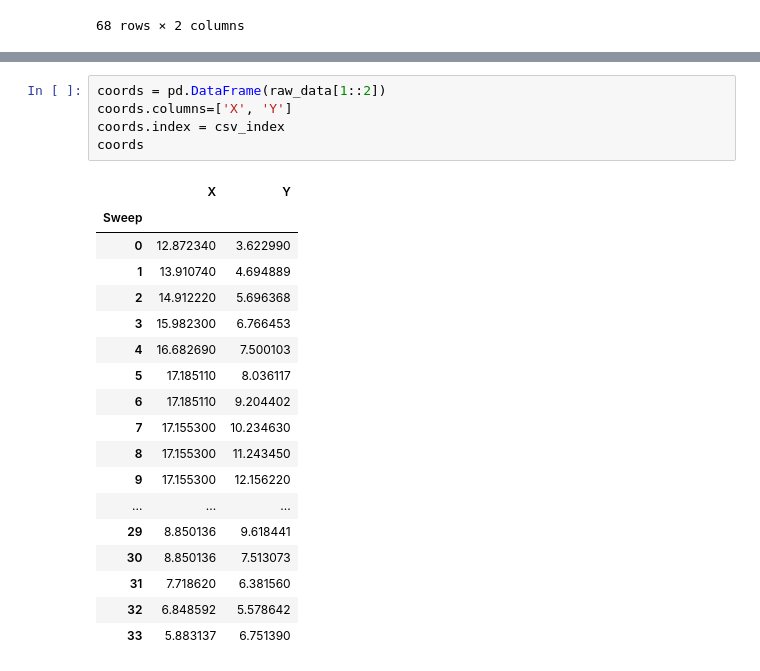
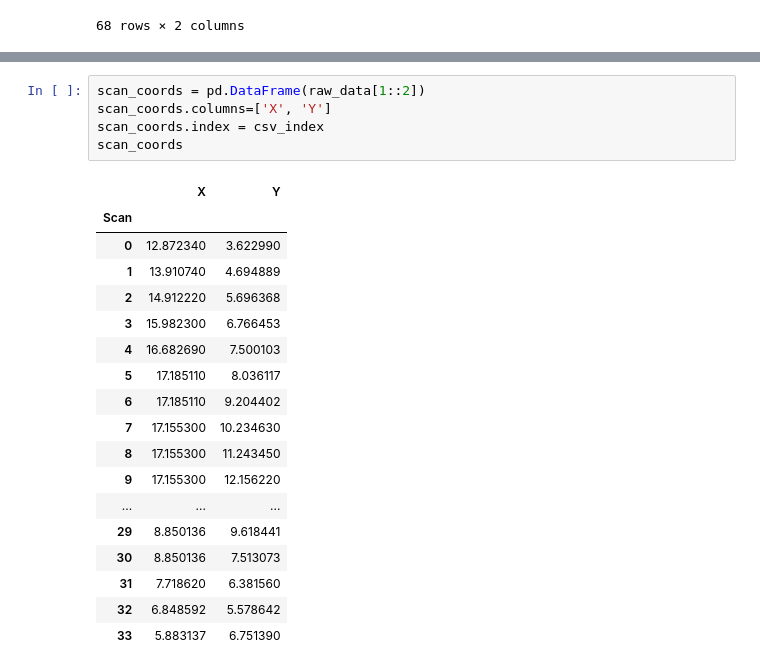
Before and after one commit to EricBizet/drone-flight-pathfinding, a Jupyter notebook: playground.ipynb, the cells around one changed output, grey strips where cells are left out. Drawn from its saved outputs; the diff is of its cells as text.

```diff
--- a/playground.ipynb
+++ b/playground.ipynb
@@ -30,11 +30,11 @@ Int64Index([ 0,  1,  2,  3,  4,  5,  6,  7,  8,  9, 10, 11, 12, 13, 14, 15, 16,
 # %%
-coords = pd.DataFrame(raw_data[1::2])
-coords.columns=['X', 'Y']
-coords.index = csv_index
-coords
+scan_coords = pd.DataFrame(raw_data[1::2])
+scan_coords.columns=['X', 'Y']
+scan_coords.index = csv_index
+scan_coords
 # %% [output]
 |  | X | Y |
-| Sweep |  |  |
+| Scan |  |  |
 | 0 | 12.872340 | 3.622990 |
 | 1 | 13.910740 | 4.694889 |
 | 2 | 14.912220 | 5.696368 |
```
Also changed, not shown: parts of 8 cells of this notebook.
